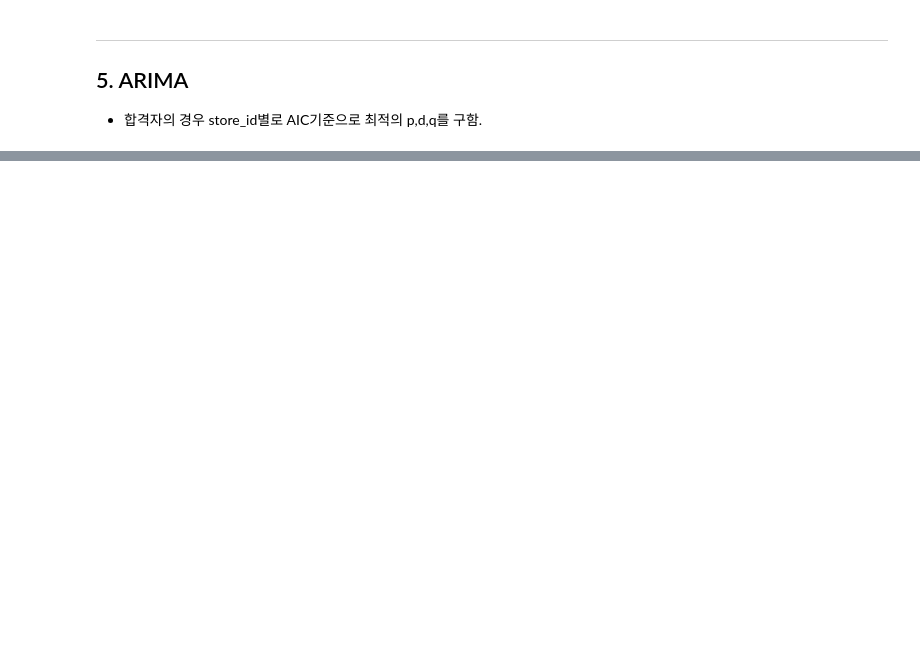
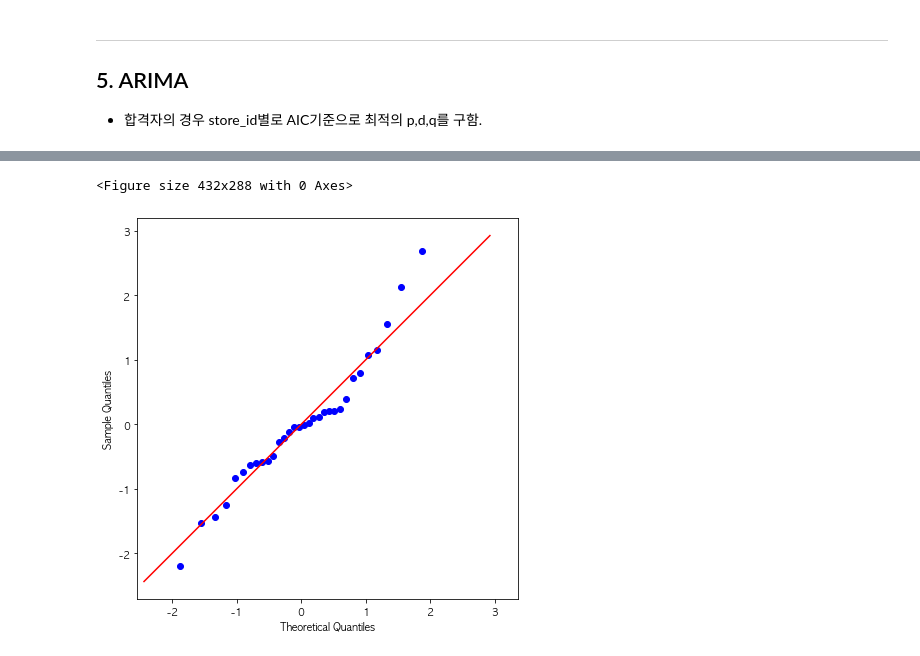
Before and after one commit to suhyun-cho/Dacon, a Jupyter notebook: 상점매출예측_FUNDA/1st-pass-code-review.ipynb, the cells around one changed output, grey strips where cells are left out. Saved outputs shown, nothing was run; the diff lists cells and outputs as text; code cells hidden in the pictures; blank space fills up the shorter version.

```diff
--- a/상점매출예측_FUNDA/1st-pass-code-review.ipynb
+++ b/상점매출예측_FUNDA/1st-pass-code-review.ipynb
@@ -1798,0 +1853,9 @@ MA.1           -7.5903           +0.0000j            7.5903            0.5000
+# %%
+fig = plt.figure()
+fig = sm.qqplot(model_fit.resid, fit=True, line='45')
+fig.set_size_inches(15,7)
+plt.gca().axis("square")
+plt.show()
+# %% [output]
+<Figure size 432x288 with 0 Axes>
+[figure, added]
```
Also changed, not shown: parts of 9 cells of this notebook.
